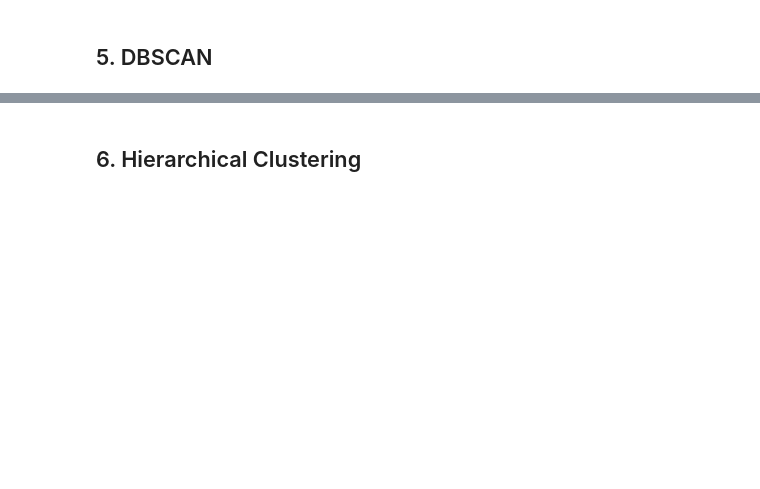
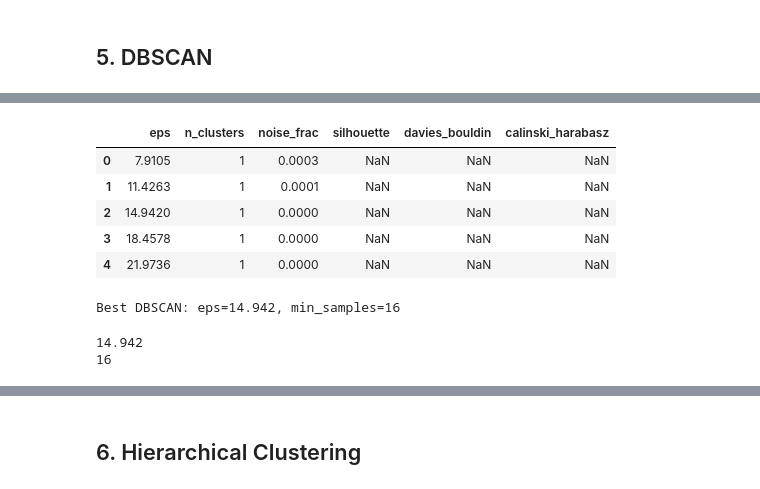
Before and after one commit to YeyoDev99/challenge-5_4, a Jupyter notebook: notebooks/best_run.ipynb, the cells around one changed output, grey strips where cells are left out. Saved outputs shown, nothing was run; the diff lists cells and outputs as text; code cells hidden in the pictures; blank space fills up the shorter version.

```diff
--- a/notebooks/best_run.ipynb
+++ b/notebooks/best_run.ipynb
@@ -311,12 +570,41 @@ df_dbscan_sweep = pd.DataFrame(dbscan_results)
+# %%
+df_dbscan_sweep.sort_values('silhouette', ascending=False).head()
+# %% [output]
+|  | eps | n_clusters | noise_frac | silhouette | davies_bouldin | calinski_harabasz |
+| 0 | 7.9105 | 1 | 0.0003 | NaN | NaN | NaN |
+| 1 | 11.4263 | 1 | 0.0001 | NaN | NaN | NaN |
+| 2 | 14.9420 | 1 | 0.0000 | NaN | NaN | NaN |
+| 3 | 18.4578 | 1 | 0.0000 | NaN | NaN | NaN |
+| 4 | 21.9736 | 1 | 0.0000 | NaN | NaN | NaN |
 # %%
-valid = df_dbscan_sweep[(df_dbscan_sweep['n_clusters']>=2) &
-                       (df_dbscan_sweep['noise_frac']<0.30) &
-                       (df_dbscan_sweep['silhouette'].notna())]
+valid = df_dbscan_sweep[
+    (df_dbscan_sweep['n_clusters'] >= 2) &
+    (df_dbscan_sweep['silhouette'].notna())
+]
+
 if len(valid) > 0:
+
     best_row = valid.loc[valid['silhouette'].idxmax()]
+
 else:
-    best_row = df_dbscan_sweep[df_dbscan_sweep['n_clusters']>=2].iloc[0]
-EPS_BEST    = best_row['eps']
-MINSAM_BEST = MIN_SAMPLES
+    # fallback más seguro: prioriza más clusters, luego menos ruido
+    fallback = df_dbscan_sweep.copy()
+
+    best_row = fallback.sort_values(
+        by=['n_clusters', 'noise_frac'],
+        ascending=[False, True]
+    ).iloc[0]
+
+EPS_BEST = float(best_row['eps'])
+MINSAM_BEST = int(MIN_SAMPLES)
+
 print(f"Best DBSCAN: eps={EPS_BEST}, min_samples={MINSAM_BEST}")
+# %% [output]
+Best DBSCAN: eps=14.942, min_samples=16
+# %%
+print(EPS_BEST)
+print(MINSAM_BEST)
+# %% [output]
+14.942
+16
 # %%
```
Also changed, not shown: parts of 36 cells of this notebook, 8 other files.
